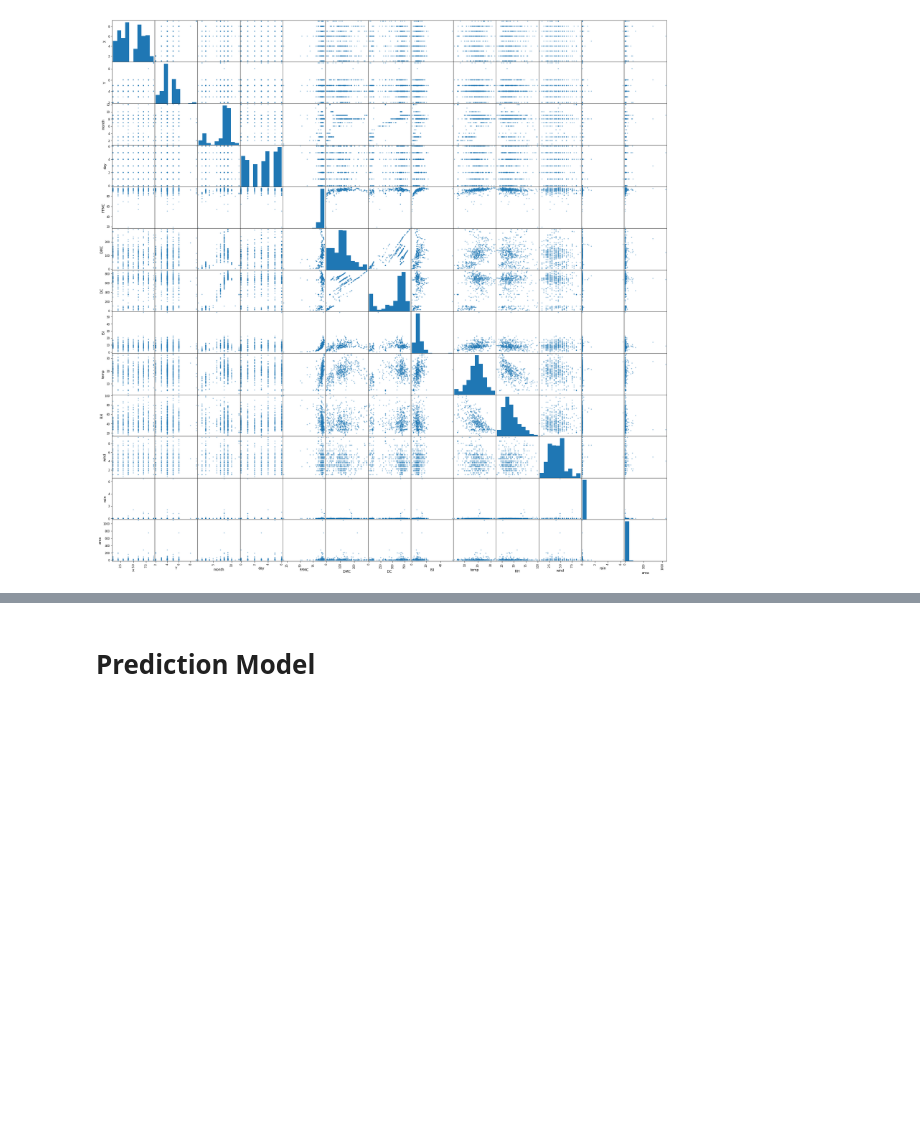
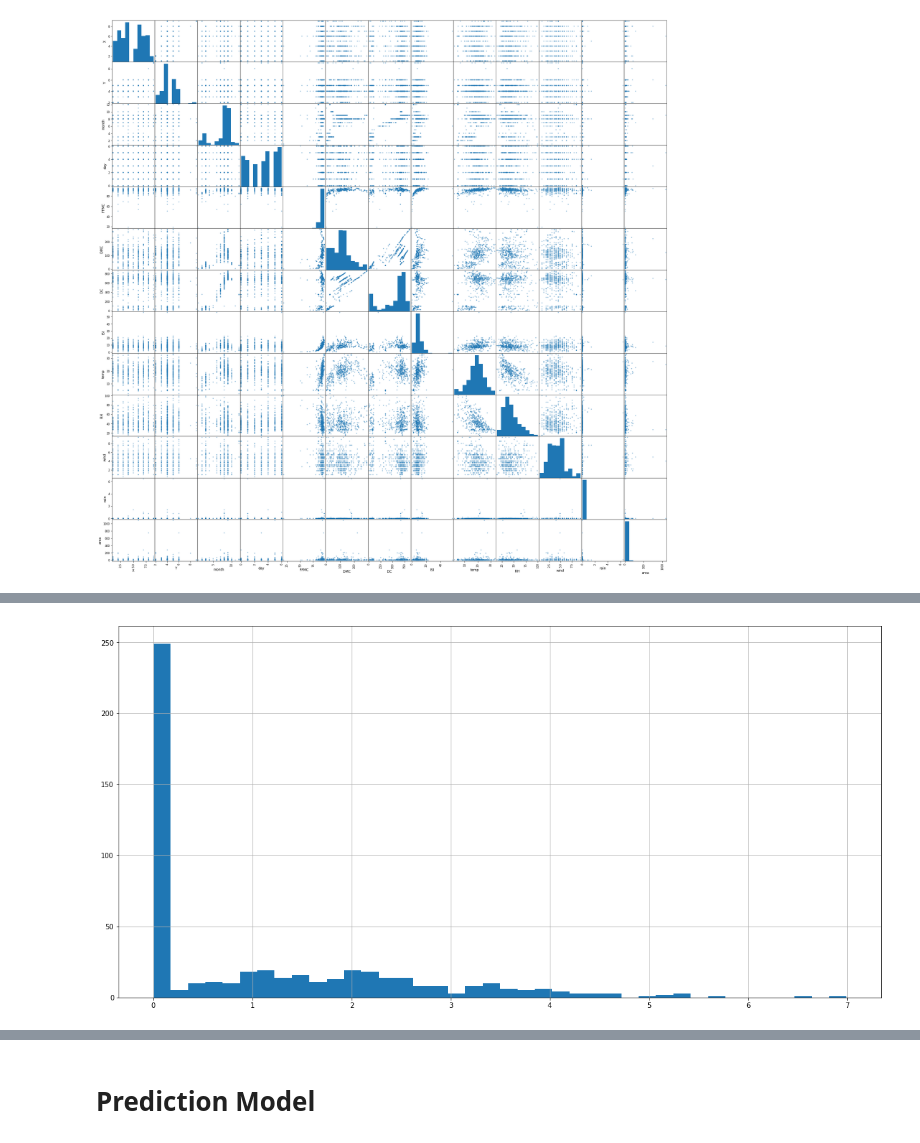
Before and after one commit to annamarianau/ml_project_regression, a Jupyter notebook: forest_fires.ipynb, the cells around one changed output, grey strips where cells are left out. Saved outputs shown, nothing was run; the diff lists cells and outputs as text; code cells hidden in the pictures; blank space fills up the shorter version.

```diff
--- a/forest_fires.ipynb
+++ b/forest_fires.ipynb
@@ -94,3 +76,13 @@ ax = fig.subplots()
 sm = pd.plotting.scatter_matrix(data2, ax = ax)
 # %% [output]
 [figure]
+# %%
+# Explore repsonse variable 'area'
+#data2['area'].hist(bins = 40, figsize=(20,10))
+#1 - (data2[data2['area'] == 0.0].shape[0]/data2.shape[0]) # for about 52% there is an obs. of a forest fire, 48% 'area' = 0.0
+
+# Distribution of repsonse variable is highly right-skewed so we could apply log transformation
+data2['area'] = data2['area'].apply(lambda x: np.log(x+1)) # np.log performs natural log
+data2['area'].hist(bins = 40, figsize=(20,10))
+data2.describe()
+# %% [output]
@@ -97,3 +98,4 @@ sm = pd.plotting.scatter_matrix(data2, ax = ax)
+[figure, added]
 # %%
 # Correlation
 display(data2.corr())
```
Also changed, not shown: parts of 11 cells of this notebook.
